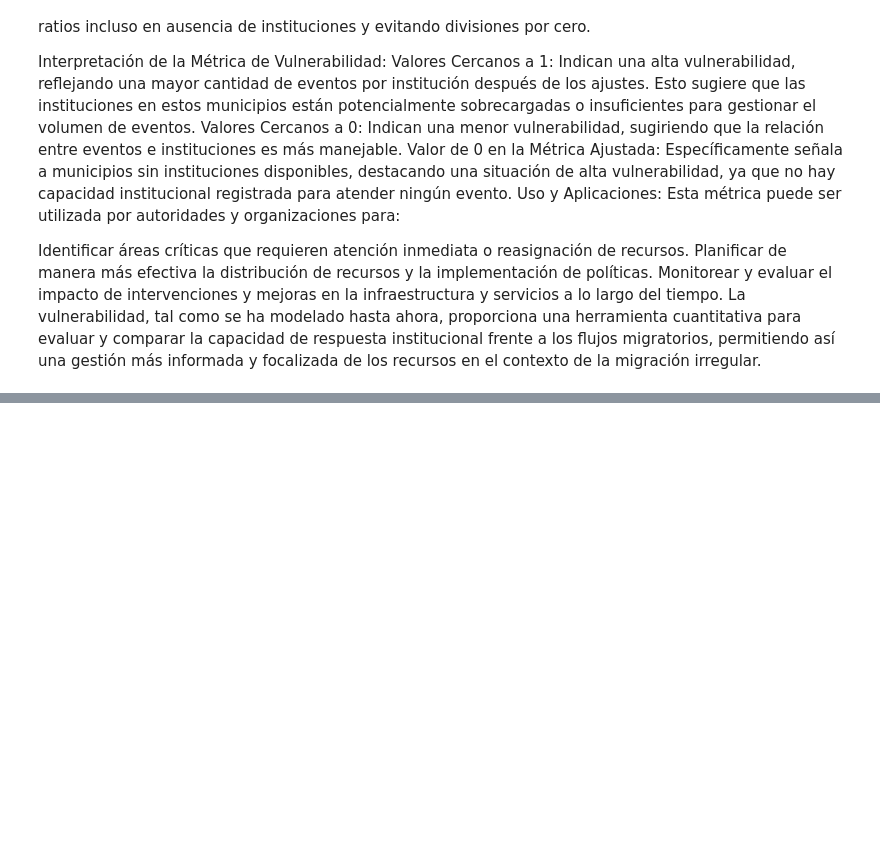
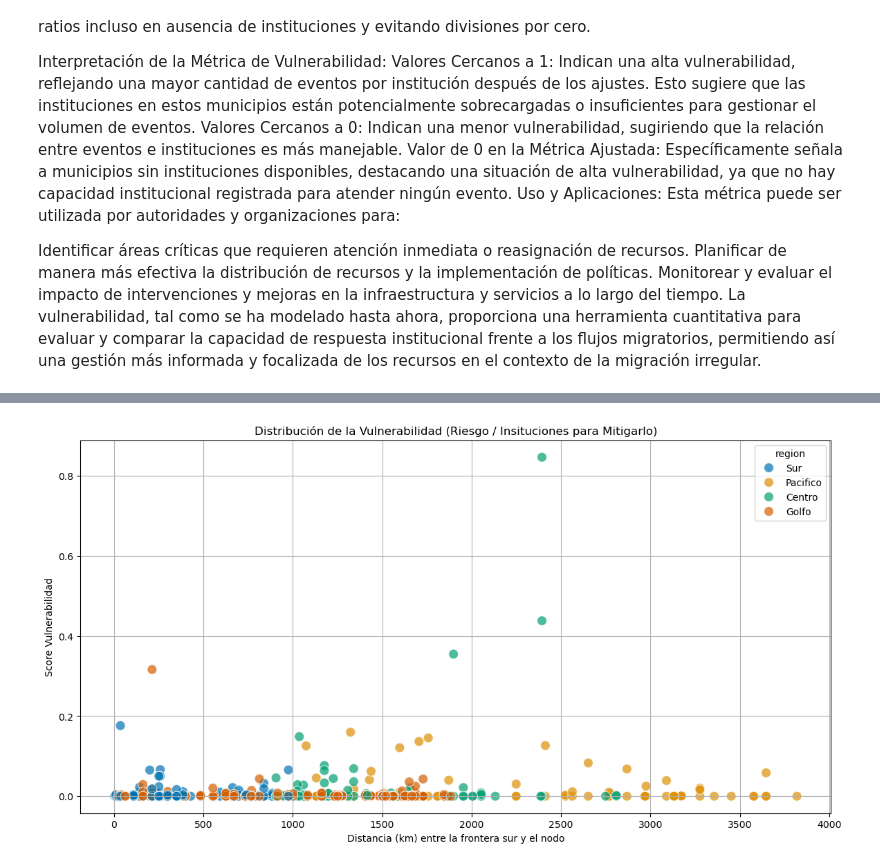
Before and after one commit to puriarter21/Mapa_Migracion_Irregular_Mexico, a Jupyter notebook: 1. Mapas/1. Mapas/Metodo_1/Articulo Mapping.ipynb, the cells around one changed output, grey strips where cells are left out. Cells and saved outputs as stored; diff of their text form; code cells hidden in the pictures; blank space fills up the shorter version.

```diff
--- a/1. Mapas/1. Mapas/Metodo_1/Articulo Mapping.ipynb
+++ b/1. Mapas/1. Mapas/Metodo_1/Articulo Mapping.ipynb
@@ -443,0 +375,18 @@ bottom_arcos_nodos
+# %%
+# Función para mapear la primera letra a la región correspondiente
+def map_region(codigo):
+    if pd.isna(codigo):
+        return 'Desconocido'  # O cualquier valor que prefieras para los nulos
+    elif codigo.startswith('S'):
+        return 'Sur'
+    elif codigo.startswith('G'):
+        return 'Golfo'
+    elif codigo.startswith('P'):
+        return 'Pacifico'
+    elif codigo.startswith('C'):
+        return 'Centro'
+    else:
+        return 'Desconocido'  # Por si acaso hay un código que no coincide
+
+# Crear la nueva columna 'region'
+segmentos['region'] = segmentos['codigo_uni'].apply(map_region)
@@ -443,0 +395,4 @@ bottom_arcos_nodos
+# %%
+# Eliminar las columnas especificadas del DataFrame 'segmentos'
+columnas_a_eliminar = ['vulnerabilidad_origen','vulnerabilidad_destino']
+segmentos = segmentos.drop(columns=columnas_a_eliminar)
@@ -443,0 +459,23 @@ bottom_arcos_nodos
+# %%
+import matplotlib.pyplot as plt
+import seaborn as sns
+
+# Filtrar el DataFrame para excluir las filas donde 'region' es 'Desconocido'
+segmentos_filtrado = segmentos[segmentos['region'] != 'Desconocido']
+
+# Configurar el tamaño de la figura
+plt.figure(figsize=(14, 7))
+
+# Crear el scatter plot utilizando seaborn para un manejo fácil de los colores por categoría
+sns.scatterplot(data=segmentos_filtrado, x='distance_km', y='vul2_crimmujer_or', hue='region', palette='colorblind', s=100, alpha=0.7)
+
+# Añadir detalles al gráfico
+plt.title('Distribución de la Vulnerabilidad (Riesgo / Insituciones para Mitigarlo)')
+plt.xlabel('Distancia (km) entre la frontera sur y el nodo')
+plt.ylabel('Score Vulnerabilidad')
+plt.grid(True)  # Añadir una cuadrícula para mejorar la legibilidad
+
+# Mostrar la gráfica
+plt.show()
+# %% [output]
+[figure, added]
```
Also changed, not shown: parts of 40 cells of this notebook, 12 other files.
